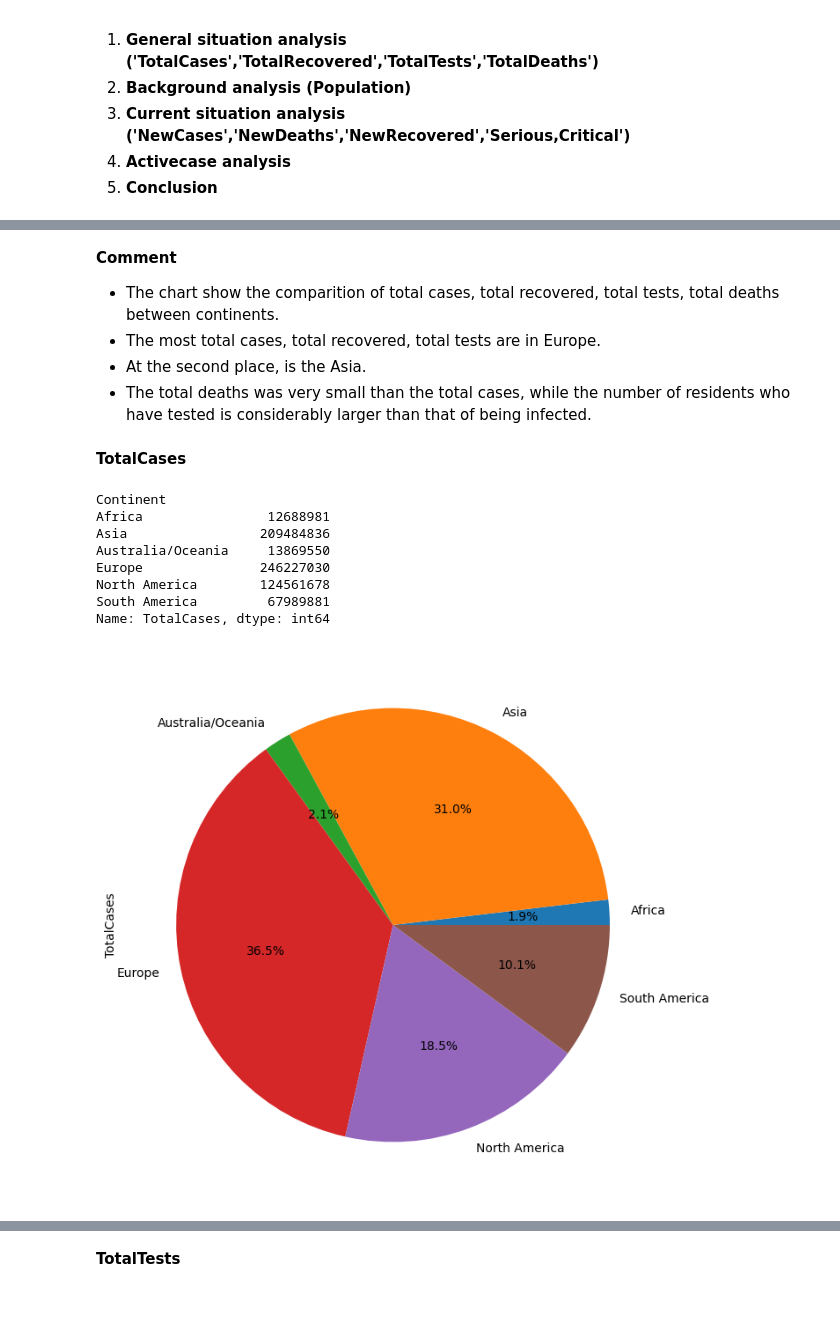
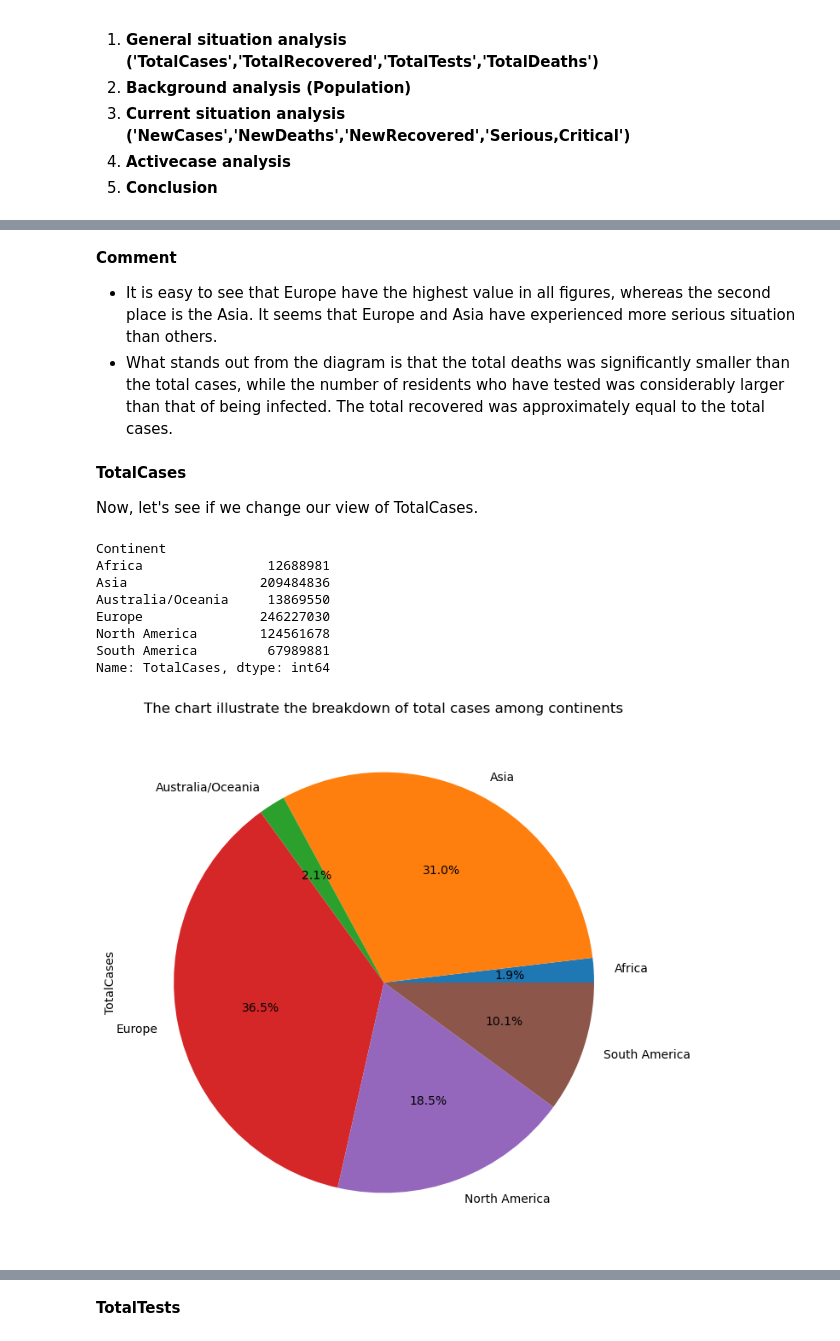
Before and after one commit to daongochoa2002/Lab1-Data-Visualization, a Jupyter notebook: Coronavirus Analysis.ipynb, the cells around one changed output, grey strips where cells are left out. Drawn from its saved outputs; the diff is of its cells as text; code cells hidden in the pictures; blank space fills up the shorter version.

```diff
--- a/Coronavirus Analysis.ipynb
+++ b/Coronavirus Analysis.ipynb
@@ -604,11 +617,12 @@ plt.show()
 # %% [markdown]
 **Comment**
-- The chart show the comparition of total cases, total recovered, total tests, total deaths between continents.
-- The most total cases, total recovered, total tests are in Europe.
-- At the second place, is the Asia.
-- The total deaths was very small than the total cases, while the number of residents who have tested is considerably larger than that of being infected.
+
+- It is easy to see that Europe have the highest value in all figures, whereas the second place is the Asia. It seems that Europe and Asia have experienced more serious situation than others.
+- What stands out from the diagram is that the total deaths was significantly smaller than the total cases, while the number of residents who have tested was considerably larger than that of being infected. The total recovered was approximately equal to the total cases.
 # %% [markdown]
 **TotalCases**
+
+Now, let's see if we change our view of TotalCases.
 # %%
 df = countries_df.groupby('Continent').TotalCases.sum()
 df
@@ -623,8 +637,9 @@ South America         67989881
 Name: TotalCases, dtype: int64
 # %%
 plt.figure(figsize=(10, 8))
+plt.title('The chart illustrate the breakdown of total cases among continents')
 df.plot.pie(autopct="%.1f%%");
 # %% [output]
-[figure, old version]
+[figure, new version]
 # %% [markdown]
 **comment of TotalCases**
```
Also changed, not shown: parts of 82 cells of this notebook.
